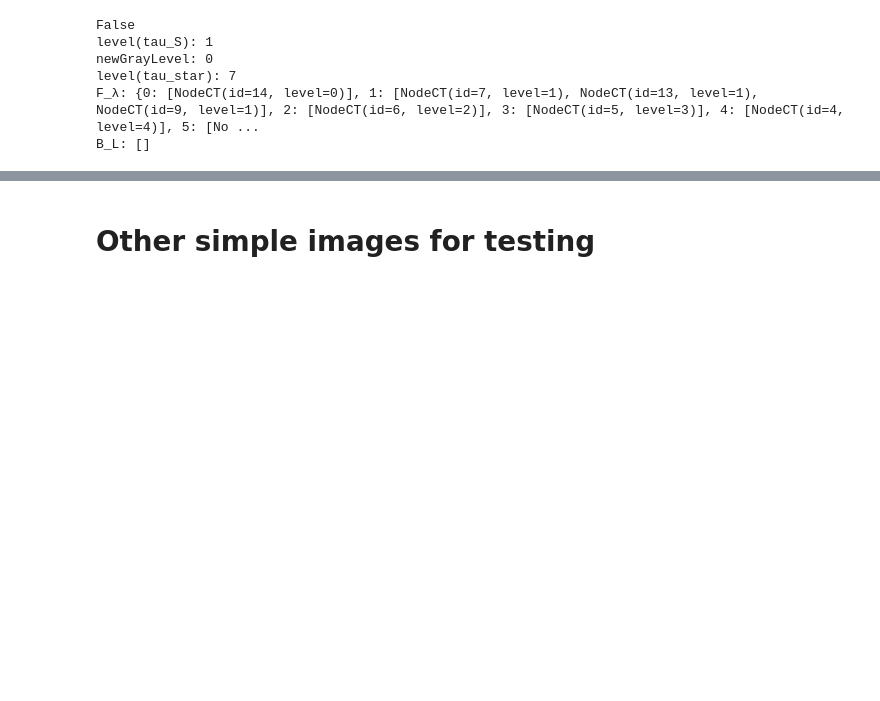
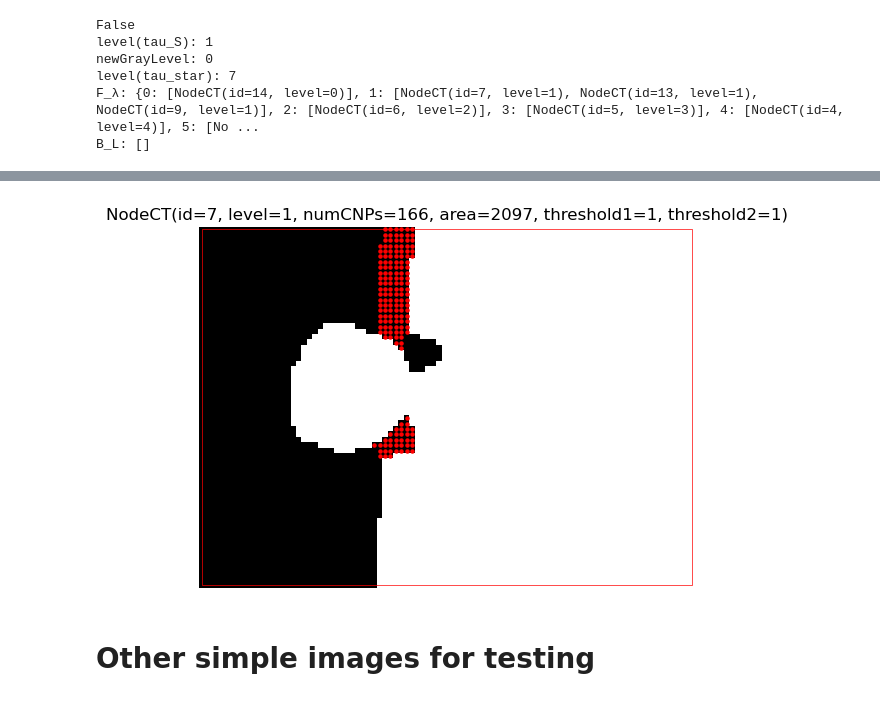
Before and after one commit to wonderalexandre/MorphoTreeAdjust, a Jupyter notebook: morphoTreeAdjust/morphoTreeAdjust_example_subtree.ipynb, the cells around one changed output, grey strips where cells are left out. Saved outputs shown, nothing was run; the diff lists cells and outputs as text; code cells hidden in the pictures; blank space fills up the shorter version.

```diff
--- a/morphoTreeAdjust/morphoTreeAdjust_example_subtree.ipynb
+++ b/morphoTreeAdjust/morphoTreeAdjust_example_subtree.ipynb
@@ -464,3 +482,8 @@ Each node is represented by <index>: <gray level>
+# %%
+N7_ok = mintree_ok.getNode(7)
+showNode(N7_ok, showCNPs=True)
+# %% [output]
+[figure, added]
 # %% [markdown]
 # Other simple images for testing
 # %% [markdown]
```
Also changed, not shown: parts of 5 cells of this notebook, 22 other files.
